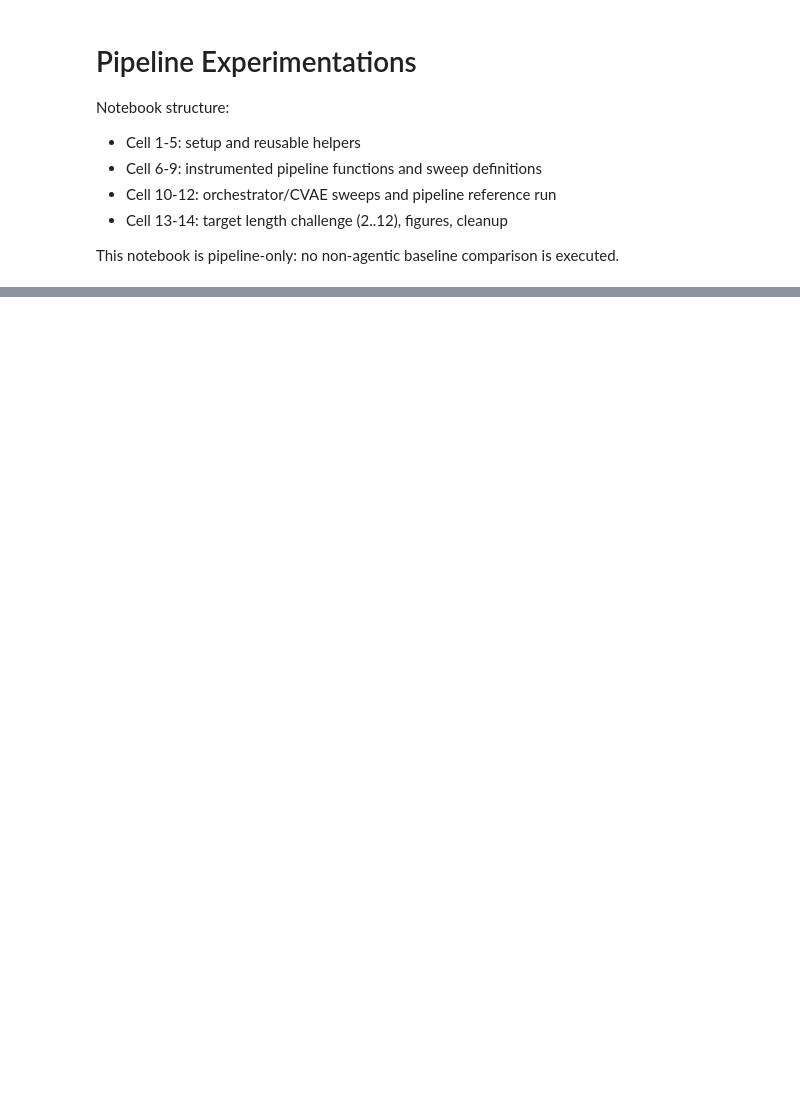
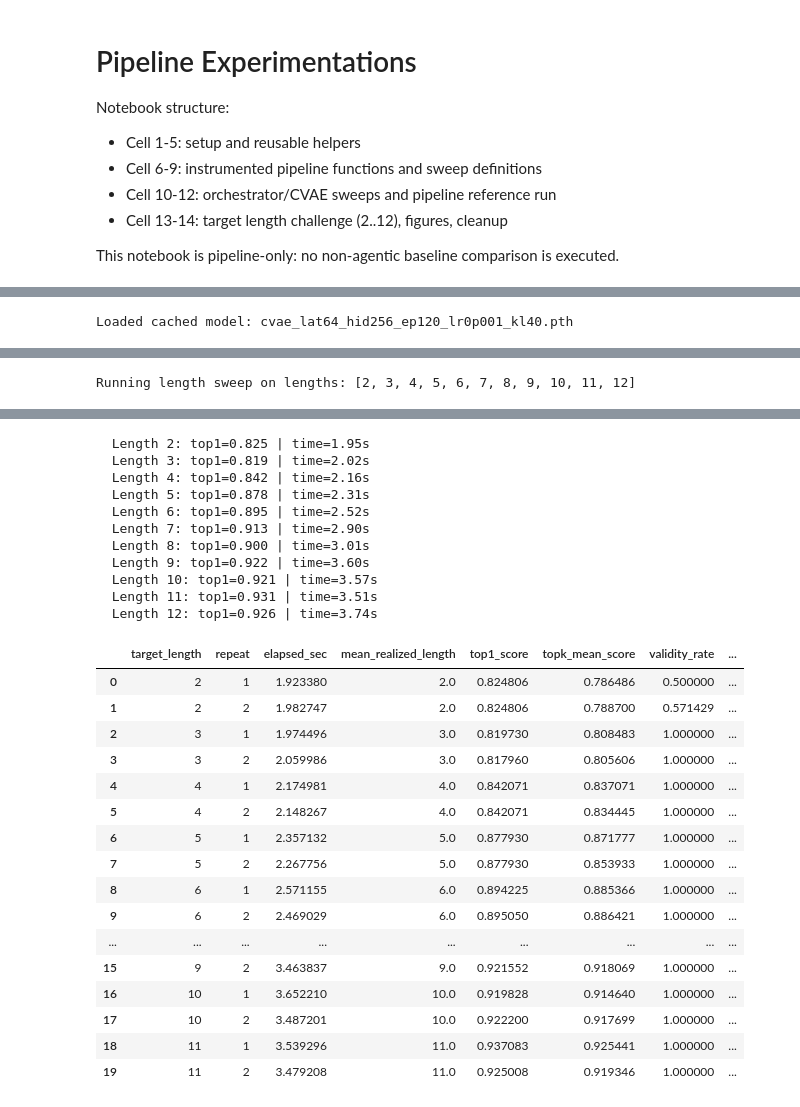
Before and after one commit to Roirtur/multi-expert-peptide-pipeline, a Jupyter notebook: notebooks/pipeline_experimentations.ipynb, the cells around one changed output, grey strips where cells are left out. Cells and saved outputs as stored; diff of their text form; code cells hidden in the pictures; blank space fills up the shorter version.

Commit message:
added time metric

```diff
--- a/notebooks/pipeline_experimentations.ipynb
+++ b/notebooks/pipeline_experimentations.ipynb
@@ -15,6 +15,7 @@ import gc
 import math
 import json
 import random
+import time
 from pathlib import Path
 from typing import Any, Dict, List, Tuple
 
@@ -32,7 +33,7 @@ DATA_PATH = REPO_ROOT / 'database' / 'training_data.json'
 EXPERIMENT_DIR = REPO_ROOT / 'experiments' / 'pipeline_experimentations'
 EXPERIMENT_DIR.mkdir(parents=True, exist_ok=True)
 
-RUN_PROFILE = 'full'  # 'fast' or 'full'
+RUN_PROFILE = 'fast'  # 'fast' or 'full'
 RUN_ORCHESTRATOR_SWEEP = True
 RUN_CVAE_SWEEP = True
 RUN_LENGTH_SWEEP = True
@@ -511,6 +530,7 @@ if RUN_ORCHESTRATOR_SWEEP:
         param_val = task['param_value']
 
         per_cfg_metrics = []
+        per_cfg_times = []
         total_generated = int(run_cfg['nb_iterations'] * run_cfg['nb_peptides'])
 
         print(f"Processing config {i}/{len(experiment_tasks)}: {task['name']} (Repeats: {REPEATS})")
@@ -527,6 +547,7 @@ if RUN_ORCHESTRATOR_SWEEP:
 
             chemist = build_chemist_from_target(TARGET)
 
+            run_start = time.perf_counter()
             top_rows, trace_df = run_instrumented_pipeline(
                 generator=fixed_model,
                 chemist=chemist,
@@ -538,9 +559,11 @@ if RUN_ORCHESTRATOR_SWEEP:
                 exploration_rate=run_cfg['exploration_rate'],
                 random_parent_count=run_cfg['random_parent_count'],
             )
+            elapsed_sec = float(time.perf_counter() - run_start)
 
             metrics = summarize_topk(top_rows)
             per_cfg_metrics.append(metrics)
+            per_cfg_times.append(elapsed_sec)
 
             orchestrator_records.append(
                 {
@@ -549,7 +572,8 @@ if RUN_ORCHESTRATOR_SWEEP:
                     'param_value': param_val,
                     'repeat': rep,
                     'total_generated': total_generated,
-                    **run_cfg, # Log all parameters
+                    'elapsed_sec': elapsed_sec,
+                    **run_cfg,  # Log all parameters
                     **metrics,
                 }
             )
@@ -558,12 +582,15 @@ if RUN_ORCHESTRATOR_SWEEP:
                 trace_df = trace_df.copy()
                 trace_df['config_name'] = task['name']
                 trace_df['repeat'] = rep
+                trace_df['elapsed_sec'] = elapsed_sec
                 orchestrator_traces.append(trace_df)
 
         top1_vals = [m['top1_score'] for m in per_cfg_metrics]
         mean_top1 = np.mean(top1_vals)
         std_top1 = np.std(top1_vals, ddof=1) if len(top1_vals) > 1 else 0.0
-        print(f"  -> Finished: top1={mean_top1:.4f} ± {std_top1:.4f}")
+        mean_time = np.mean(per_cfg_times) if per_cfg_times else 0.0
+        std_time = np.std(per_cfg_times, ddof=1) if len(per_cfg_times) > 1 else 0.0
+        print(f"  -> Finished: top1={mean_top1:.4f} ± {std_top1:.4f} | time={mean_time:.2f}s ± {std_time:.2f}s")
 
 orchestrator_raw_df = pd.DataFrame(orchestrator_records)
 orchestrator_trace_df = pd.concat(orchestrator_traces, ignore_index=True) if orchestrator_traces else pd.DataFrame()
@@ -580,6 +607,7 @@ if not orchestrator_raw_df.empty:
         'validity_rate': ['mean', 'std'],
         'unique_ratio': ['mean', 'std'],
         'mean_pairwise_distance': ['mean', 'std'],
+        'elapsed_sec': ['mean', 'std'],
         'total_generated': 'first'
     })
     orchestrator_results_df.columns = ['_'.join(c).strip('_') for c in orchestrator_results_df.columns]
@@ -630,6 +721,7 @@ if RUN_CVAE_SWEEP:
         print(f"Processing CVAE config {i}/{len(cvae_tasks)}: {task['name']} (Repeats: {REPEATS})")
 
         per_cfg_metrics = []
+        per_cfg_times = []
 
         for rep in range(1, REPEATS + 1):
             seed_val = SEED + 20_000 + (100 * i) + rep
@@ -640,10 +732,11 @@ if RUN_CVAE_SWEEP:
             except Exception:
                 pass
 
-            # Train model for this specific config
+            # Train/load model for this specific config (not timed inside run).
             model = get_or_train_cvae(**cvae_cfg)
             chemist = build_chemist_from_target(TARGET)
 
+            run_start = time.perf_counter()
             top_rows, trace_df = run_instrumented_pipeline(
                 generator=model,
                 chemist=chemist,
@@ -655,26 +748,30 @@ if RUN_CVAE_SWEEP:
                 exploration_rate=orch_config['exploration_rate'],
                 random_parent_count=orch_config['random_parent_count'],
             )
+            elapsed_sec = float(time.perf_counter() - run_start)
 
             metrics = summarize_topk(top_rows)
             per_cfg_metrics.append(metrics)
+            per_cfg_times.append(elapsed_sec)
 
             cvae_records.append({
                 'config_name': task['name'],
                 'param_name': param_name,
                 'param_value': task['param_value'],
                 'repeat': rep,
+                'elapsed_sec': elapsed_sec,
                 **cvae_cfg,
                 **metrics
             })
 
-            # Simple progress log
-            print(f"  > Rep {rep}: top1={metrics['top1_score']:.3f} val_rate={metrics['validity_rate']:.2f}")
+            print(f"  > Rep {rep}: top1={metrics['top1_score']:.3f} val_rate={metrics['validity_rate']:.2f} time={elapsed_sec:.2f}s")
 
         top1_vals = [m['top1_score'] for m in per_cfg_metrics]
         mean_top1 = np.mean(top1_vals)
         std_top1 = np.std(top1_vals, ddof=1) if len(top1_vals) > 1 else 0.0
-        print(f"  -> Finished {task['name']}: top1={mean_top1:.4f} ± {std_top1:.4f}")
+        mean_time = np.mean(per_cfg_times) if per_cfg_times else 0.0
+        std_time = np.std(per_cfg_times, ddof=1) if len(per_cfg_times) > 1 else 0.0
+        print(f"  -> Finished {task['name']}: top1={mean_top1:.4f} ± {std_top1:.4f} | time={mean_time:.2f}s ± {std_time:.2f}s")
 
 cvae_raw_df = pd.DataFrame(cvae_records)
 cvae_results_df = pd.DataFrame()
@@ -689,6 +786,7 @@ if not cvae_raw_df.empty:
         'validity_rate': ['mean', 'std'],
         'unique_ratio': ['mean', 'std'],
         'mean_pairwise_distance': ['mean', 'std'],
+        'elapsed_sec': ['mean', 'std'],
         'latent_dim': 'first',
         'hidden_dim': 'first',
         'epochs': 'first'
@@ -736,6 +888,7 @@ for rep in range(1, REPEATS + 1):
 
     chemist = build_chemist_from_target(TARGET)
 
+    run_start = time.perf_counter()
     pipe_rows, _ = run_instrumented_pipeline(
         generator=chosen_model,
         chemist=chemist,
@@ -747,9 +900,10 @@ for rep in range(1, REPEATS + 1):
         exploration_rate=base_orch['exploration_rate'],
         random_parent_count=base_orch['random_parent_count'],
     )
+    elapsed_sec = float(time.perf_counter() - run_start)
 
     pipe_metrics = summarize_topk(pipe_rows)
-    pipeline_reference_rows.append({'repeat': rep, 'method': 'pipeline_reference', **pipe_metrics})
+    pipeline_reference_rows.append({'repeat': rep, 'method': 'pipeline_reference', 'elapsed_sec': elapsed_sec, **pipe_metrics})
 
 pipeline_reference_df = pd.DataFrame(pipeline_reference_rows)
 pipeline_reference_summary_df = pd.DataFrame()
@@ -761,6 +915,7 @@ if not pipeline_reference_df.empty:
         'unique_ratio': ['mean', 'std'],
         'mean_pairwise_distance': ['mean', 'std'],
         'bigram_entropy': ['mean', 'std'],
+        'elapsed_sec': ['mean', 'std'],
     })
     pipeline_reference_summary_df.columns = ['_'.join(col).strip('_') for col in pipeline_reference_summary_df.columns.values]
 
@@ -813,6 +992,7 @@ if RUN_LENGTH_SWEEP:
             except Exception:
                 pass
 
+            run_start = time.perf_counter()
             top_rows, _ = run_instrumented_pipeline(
                 generator=chosen_model,
                 chemist=chemist_len,
@@ -824,6 +1004,7 @@ if RUN_LENGTH_SWEEP:
                 exploration_rate=base_run['exploration_rate'],
                 random_parent_count=base_run['random_parent_count'],
             )
+            elapsed_sec = float(time.perf_counter() - run_start)
 
             metrics = summarize_topk(top_rows)
             realized_lengths = [
@@ -836,6 +1017,7 @@ if RUN_LENGTH_SWEEP:
                 {
                     'target_length': int(target_len),
                     'repeat': rep,
+                    'elapsed_sec': elapsed_sec,
                     'mean_realized_length': mean_realized_len,
                     'top1_score': metrics['top1_score'],
                     'topk_mean_score': metrics['topk_mean_score'],
@@ -846,7 +1028,8 @@ if RUN_LENGTH_SWEEP:
 
         current_rows = [r for r in length_sweep_rows if r['target_length'] == target_len]
         avg_top1 = np.mean([r['top1_score'] for r in current_rows])
-        print(f"  Length {target_len}: top1={avg_top1:.3f}")
+        avg_time = np.mean([r['elapsed_sec'] for r in current_rows])
+        print(f"  Length {target_len}: top1={avg_top1:.3f} | time={avg_time:.2f}s")
 
 length_sweep_df = pd.DataFrame(length_sweep_rows)
 length_sweep_summary_df = pd.DataFrame()
@@ -858,6 +1041,7 @@ if not length_sweep_df.empty:
         'topk_mean_score': ['mean', 'std'],
         'validity_rate': ['mean', 'std'],
         'mean_pairwise_distance': ['mean', 'std'],
+        'elapsed_sec': ['mean', 'std'],
     })
     length_sweep_summary_df.columns = ['_'.join(c).strip('_') for c in length_sweep_summary_df.columns]
 
@@ -870,3 +1054,5 @@ if not length_sweep_df.empty:
 
 display(length_sweep_df.head(20))
 display(length_sweep_summary_df)
+# %% [output]
+Loaded cached model: cvae_lat64_hid256_ep120_lr0p001_kl40.pth
@@ -872,0 +1075 @@ display(length_sweep_summary_df)
+Running length sweep on lengths: [2, 3, 4, 5, 6, 7, 8, 9, 10, 11, 12]
@@ -872,0 +1086,28 @@ display(length_sweep_summary_df)
+  Length 2: top1=0.825 | time=1.95s
+  Length 3: top1=0.819 | time=2.02s
+  Length 4: top1=0.842 | time=2.16s
+  Length 5: top1=0.878 | time=2.31s
+  Length 6: top1=0.895 | time=2.52s
+  Length 7: top1=0.913 | time=2.90s
+  Length 8: top1=0.900 | time=3.01s
+  Length 9: top1=0.922 | time=3.60s
+  Length 10: top1=0.921 | time=3.57s
+  Length 11: top1=0.931 | time=3.51s
+  Length 12: top1=0.926 | time=3.74s
+|  | target_length | repeat | elapsed_sec | mean_realized_length | top1_score | topk_mean_score | validity_rate | ... |
+| 0 | 2 | 1 | 1.923380 | 2.0 | 0.824806 | 0.786486 | 0.500000 | ... |
+| 1 | 2 | 2 | 1.982747 | 2.0 | 0.824806 | 0.788700 | 0.571429 | ... |
+| 2 | 3 | 1 | 1.974496 | 3.0 | 0.819730 | 0.808483 | 1.000000 | ... |
+| 3 | 3 | 2 | 2.059986 | 3.0 | 0.817960 | 0.805606 | 1.000000 | ... |
+| 4 | 4 | 1 | 2.174981 | 4.0 | 0.842071 | 0.837071 | 1.000000 | ... |
+| 5 | 4 | 2 | 2.148267 | 4.0 | 0.842071 | 0.834445 | 1.000000 | ... |
+| 6 | 5 | 1 | 2.357132 | 5.0 | 0.877930 | 0.871777 | 1.000000 | ... |
+| 7 | 5 | 2 | 2.267756 | 5.0 | 0.877930 | 0.853933 | 1.000000 | ... |
+| 8 | 6 | 1 | 2.571155 | 6.0 | 0.894225 | 0.885366 | 1.000000 | ... |
+| 9 | 6 | 2 | 2.469029 | 6.0 | 0.895050 | 0.886421 | 1.000000 | ... |
+| ... | ... | ... | ... | ... | ... | ... | ... | ... |
+| 15 | 9 | 2 | 3.463837 | 9.0 | 0.921552 | 0.918069 | 1.000000 | ... |
+| 16 | 10 | 1 | 3.652210 | 10.0 | 0.919828 | 0.914640 | 1.000000 | ... |
+| 17 | 10 | 2 | 3.487201 | 10.0 | 0.922200 | 0.917699 | 1.000000 | ... |
+| 18 | 11 | 1 | 3.539296 | 11.0 | 0.937083 | 0.925441 | 1.000000 | ... |
+| 19 | 11 | 2 | 3.479208 | 11.0 | 0.925008 | 0.919346 | 1.000000 | ... |
```
Also changed, not shown: parts of 9 cells of this notebook.
